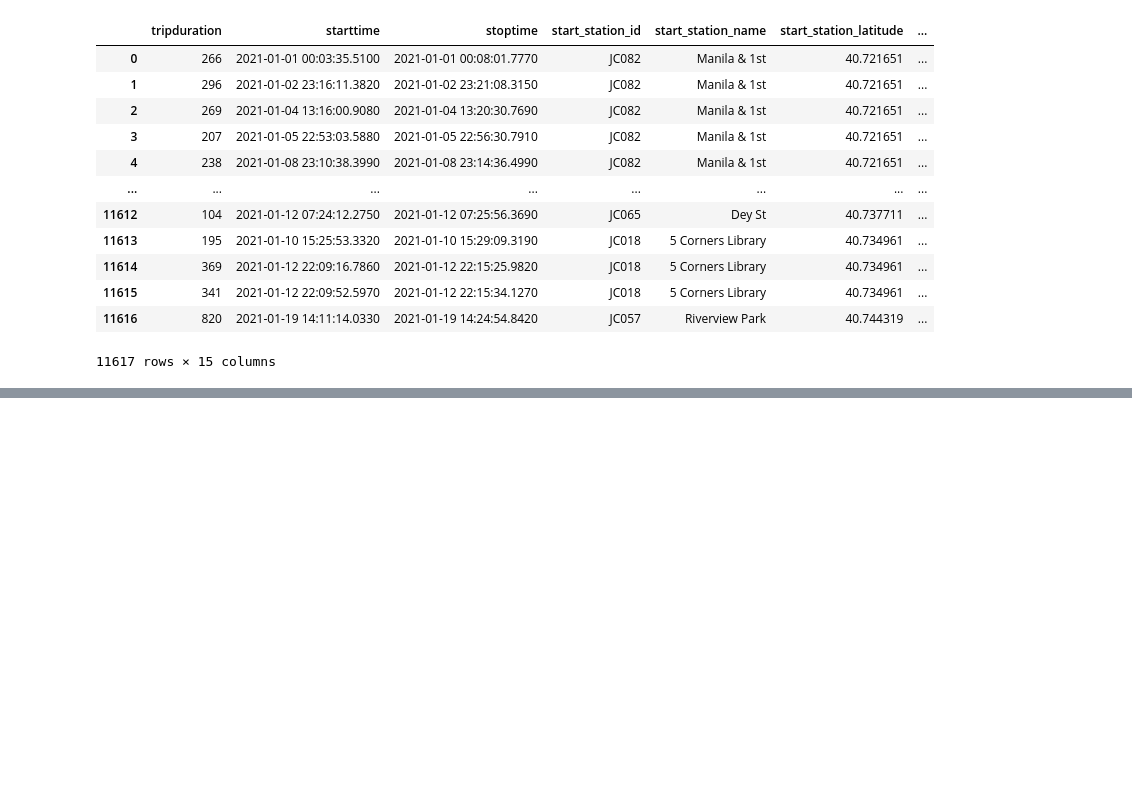
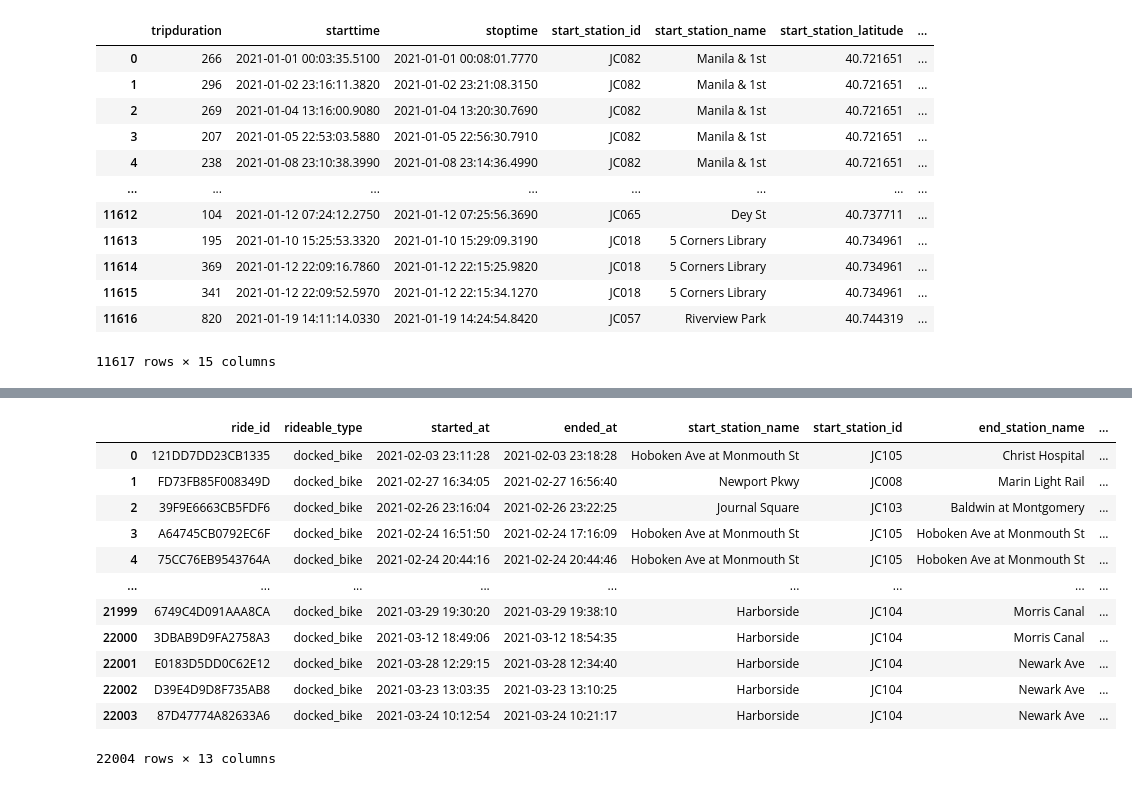
Before and after one commit to austin3216/Tableau-DataClean, a Jupyter notebook: DataCleaning.ipynb, the cells around one changed output, grey strips where cells are left out. Drawn from its saved outputs; the diff is of its cells as text; code cells hidden in the pictures; blank space fills up the shorter version.

```diff
--- a/DataCleaning.ipynb
+++ b/DataCleaning.ipynb
@@ -208,0 +212,18 @@ new_jan_df.to_csv(r'/Users/amber/Desktop/GitHub/Tableau-DataClean/csvs/JC-202101
+# %%
+feb_mar_df = pd.concat([feb_df, mar_df]).reset_index(drop=True)
+feb_mar_df.to_csv(r'/Users/amber/Desktop/GitHub/Tableau-DataClean/csvs/FEB-MAR-citibike-tripdata.csv', index=False)
+feb_mar_df
+# %% [output]
+|  | ride_id | rideable_type | started_at | ended_at | start_station_name | start_station_id | end_station_name | ... |
+| 0 | 121DD7DD23CB1335 | docked_bike | 2021-02-03 23:11:28 | 2021-02-03 23:18:28 | Hoboken Ave at Monmouth St | JC105 | Christ Hospital | ... |
+| 1 | FD73FB85F008349D | docked_bike | 2021-02-27 16:34:05 | 2021-02-27 16:56:40 | Newport Pkwy | JC008 | Marin Light Rail | ... |
+| 2 | 39F9E6663CB5FDF6 | docked_bike | 2021-02-26 23:16:04 | 2021-02-26 23:22:25 | Journal Square | JC103 | Baldwin at Montgomery | ... |
+| 3 | A64745CB0792EC6F | docked_bike | 2021-02-24 16:51:50 | 2021-02-24 17:16:09 | Hoboken Ave at Monmouth St | JC105 | Hoboken Ave at Monmouth St | ... |
+| 4 | 75CC76EB9543764A | docked_bike | 2021-02-24 20:44:16 | 2021-02-24 20:44:46 | Hoboken Ave at Monmouth St | JC105 | Hoboken Ave at Monmouth St | ... |
+| ... | ... | ... | ... | ... | ... | ... | ... | ... |
+| 21999 | 6749C4D091AAA8CA | docked_bike | 2021-03-29 19:30:20 | 2021-03-29 19:38:10 | Harborside | JC104 | Morris Canal | ... |
+| 22000 | 3DBAB9D9FA2758A3 | docked_bike | 2021-03-12 18:49:06 | 2021-03-12 18:54:35 | Harborside | JC104 | Morris Canal | ... |
+| 22001 | E0183D5DD0C62E12 | docked_bike | 2021-03-28 12:29:15 | 2021-03-28 12:34:40 | Harborside | JC104 | Newark Ave | ... |
+| 22002 | D39E4D9D8F735AB8 | docked_bike | 2021-03-23 13:03:35 | 2021-03-23 13:10:25 | Harborside | JC104 | Newark Ave | ... |
+| 22003 | 87D47774A82633A6 | docked_bike | 2021-03-24 10:12:54 | 2021-03-24 10:21:17 | Harborside | JC104 | Newark Ave | ... |
+22004 rows × 13 columns
```
Also changed, not shown: parts of 5 cells of this notebook, 2 other files.
